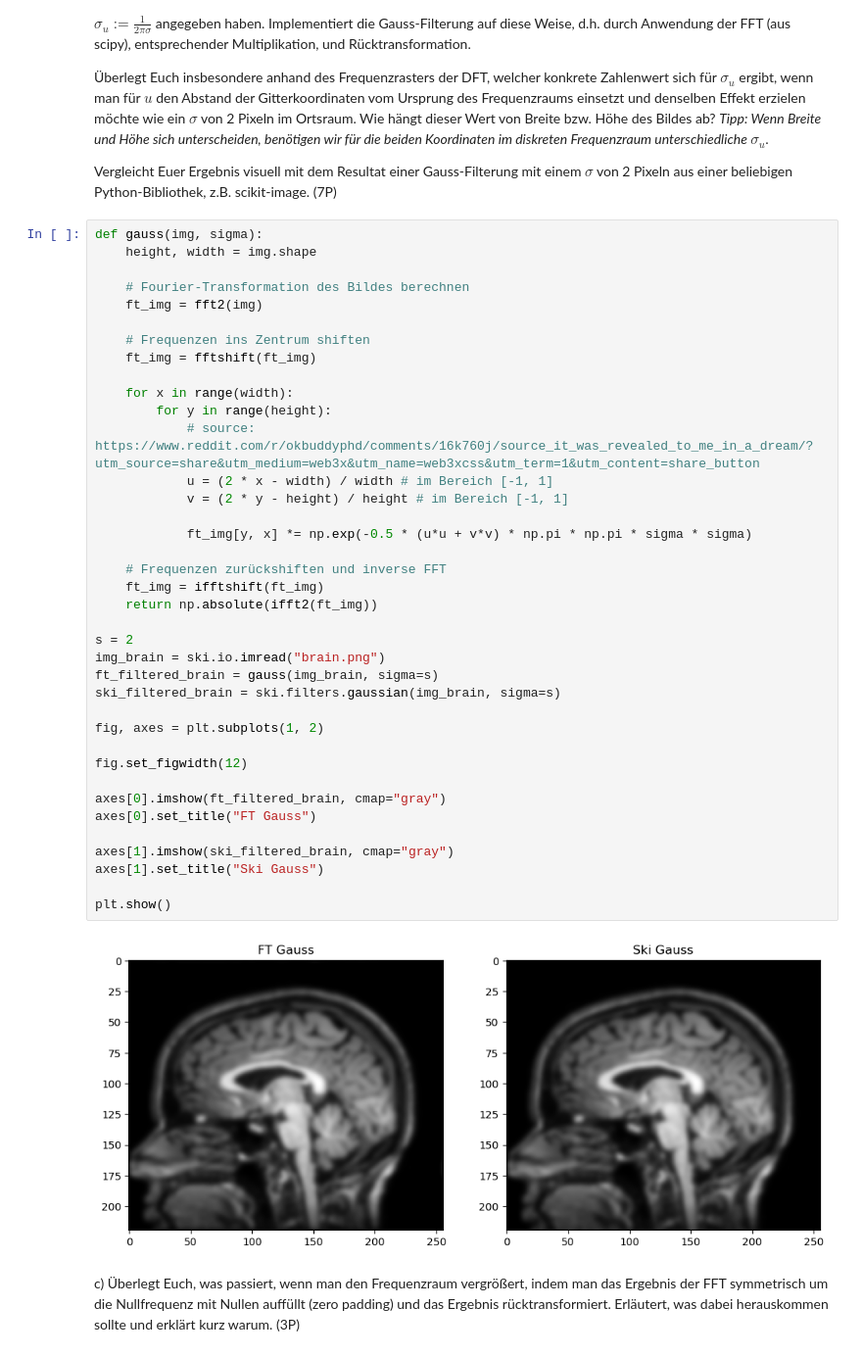
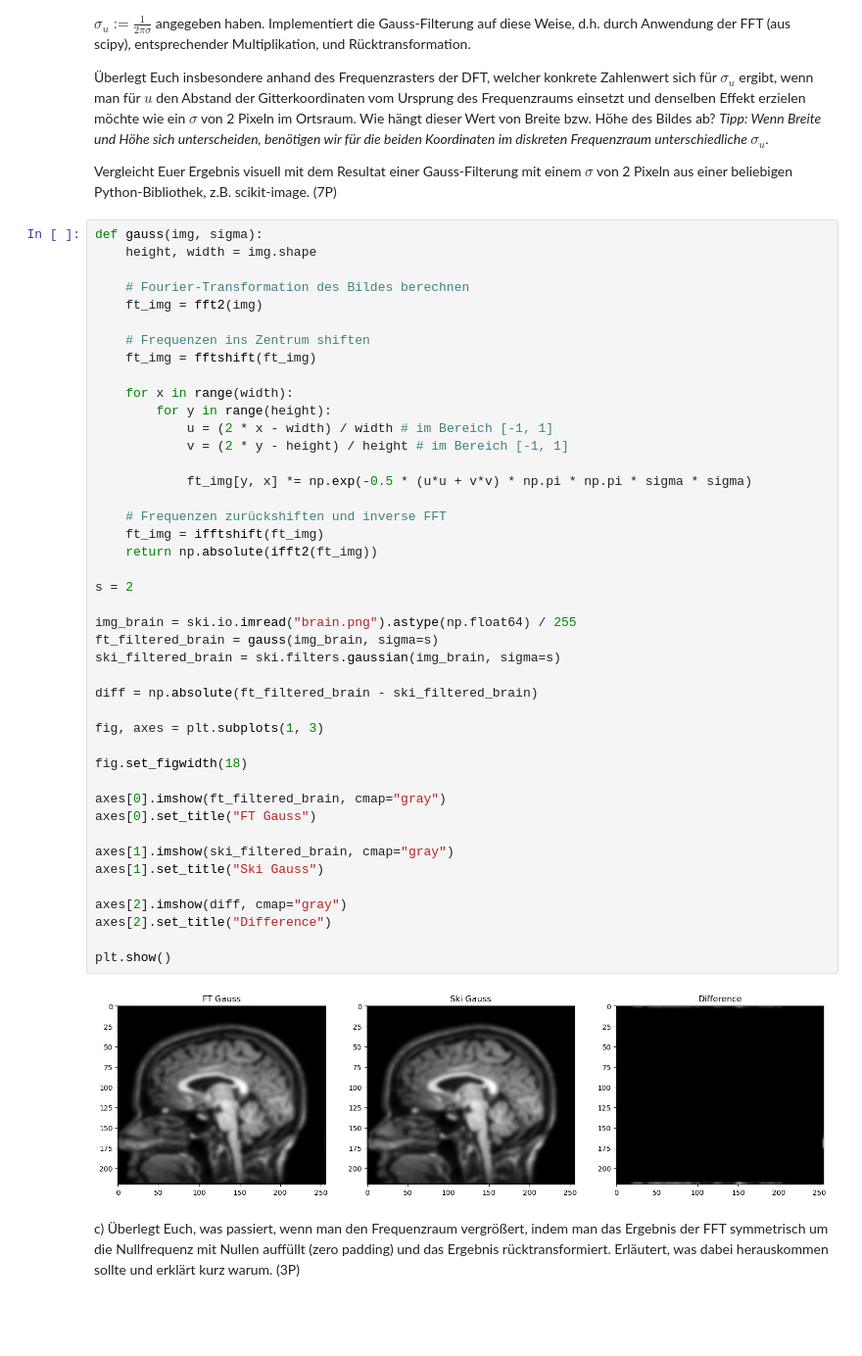
Before and after one commit to TimNogga/MedizinischeBildAnalyseBonn, a Jupyter notebook: mba-03/MBA_03.ipynb, the cells around one changed output. Shown at 98% size. Cells and saved outputs as stored; diff of their text form; blank space fills up the shorter version.

```diff
--- a/mba-03/MBA_03.ipynb
+++ b/mba-03/MBA_03.ipynb
@@ -285,38 +307,43 @@ def gauss(img, sigma):
 	ft_img = fft2(img)
 
 	# Frequenzen ins Zentrum shiften
 	ft_img = fftshift(ft_img)
 
 	for x in range(width):
 		for y in range(height):
-			# source: https://www.reddit.com/r/okbuddyphd/comments/16k760j/source_it_was_revealed_to_me_in_a_dream/?utm_source=share&utm_medium=web3x&utm_name=web3xcss&utm_term=1&utm_content=share_button
 			u = (2 * x - width) / width # im Bereich [-1, 1]
 			v = (2 * y - height) / height # im Bereich [-1, 1]
 
 			ft_img[y, x] *= np.exp(-0.5 * (u*u + v*v) * np.pi * np.pi * sigma * sigma)
 
 	# Frequenzen zurückshiften und inverse FFT
 	ft_img = ifftshift(ft_img)
 	return np.absolute(ifft2(ft_img))
 
 s = 2
-img_brain = ski.io.imread("brain.png")
+
+img_brain = ski.io.imread("brain.png").astype(np.float64) / 255
 ft_filtered_brain = gauss(img_brain, sigma=s)
 ski_filtered_brain = ski.filters.gaussian(img_brain, sigma=s)
 
-fig, axes = plt.subplots(1, 2)
+diff = np.absolute(ft_filtered_brain - ski_filtered_brain)
 
-fig.set_figwidth(12)
+fig, axes = plt.subplots(1, 3)
+
+fig.set_figwidth(18)
 
 axes[0].imshow(ft_filtered_brain, cmap="gray")
 axes[0].set_title("FT Gauss")
 
 axes[1].imshow(ski_filtered_brain, cmap="gray")
 axes[1].set_title("Ski Gauss")
 
+axes[2].imshow(diff, cmap="gray")
+axes[2].set_title("Difference")
+
 plt.show()
 # %% [output]
-[figure, old version]
+[figure, new version]
 # %% [markdown]
 c) Überlegt Euch, was passiert, wenn man den Frequenzraum vergrößert, indem man das Ergebnis der FFT symmetrisch um die Nullfrequenz mit Nullen auffüllt (zero padding) und das Ergebnis rücktransformiert. Erläutert, was dabei herauskommen sollte und erklärt kurz warum. (3P)
 # %% [markdown]
```
Also changed, not shown: parts of 9 cells of this notebook.
